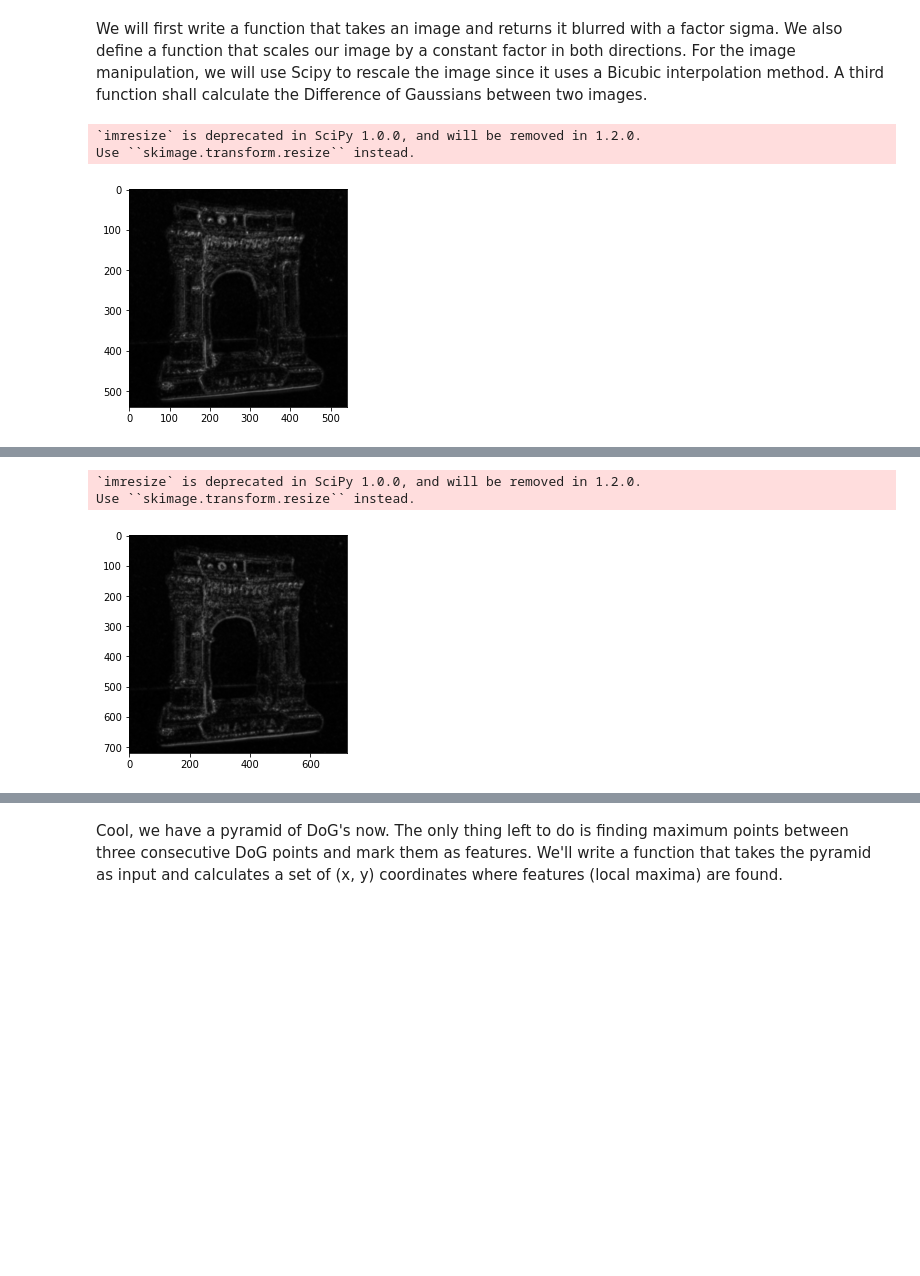
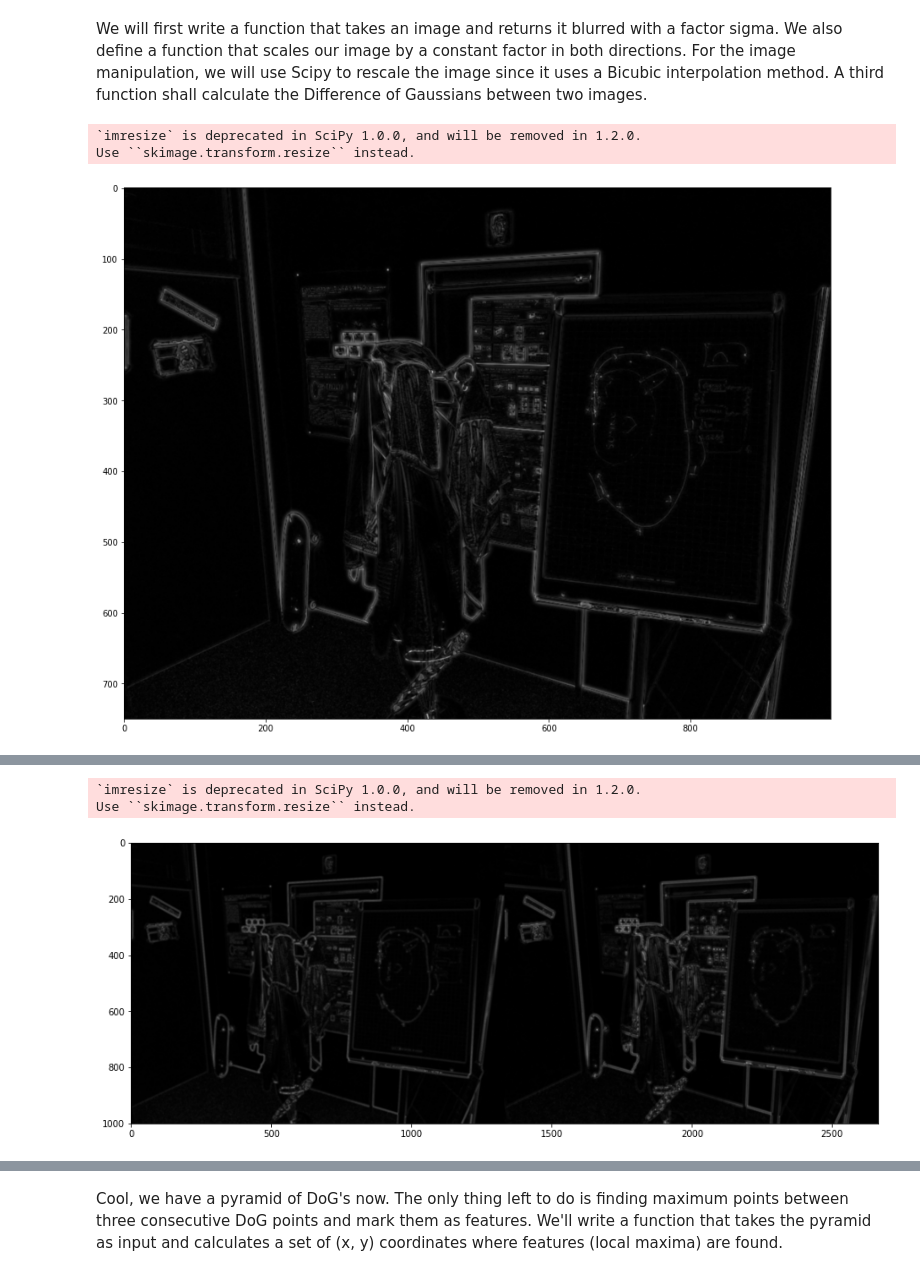
Before and after one commit to polygon-software/python-visual-odometry, a Jupyter notebook: Chapter 7 - Point Feature Description & Matching (FAST, SIFT, SURF).ipynb, the cells around one changed output, grey strips where cells are left out. Cells and saved outputs as stored; diff of their text form; code cells hidden in the pictures; blank space fills up the shorter version.

```diff
--- a/Chapter 7 - Point Feature Description & Matching (FAST, SIFT, SURF).ipynb
+++ b/Chapter 7 - Point Feature Description & Matching (FAST, SIFT, SURF).ipynb
@@ -148,7 +148,7 @@ n_octaves = 5
 sigma = 1.6
 
 # Example image (since we have a greyscale image, reduce dimensionality down to 2)
-img = mpimg.imread('img/chapter_6/harris_1.jpg')[:,:,0]
+img = mpimg.imread('img/chapter_7/img_1.jpg')[:,:,0]
 img = np.array(img, dtype=np.float32) / 255
 plt.imshow(img, cmap='gray')
 plt.show()
@@ -158,6 +158,8 @@ Populating the interactive namespace from numpy and matplotlib
 # %% [markdown]
 We will first write a function that takes an image and returns it blurred with a factor sigma. We also define a function that scales our image by a constant factor in both directions. For the image manipulation, we will use Scipy to rescale the image since it uses a Bicubic interpolation method. A third function shall calculate the Difference of Gaussians between two images.
 # %%
+pylab.rcParams['figure.figsize'] = (15, 15)
+
 def blur(img, sigma):
     """
     Creates a copy of the input image and blurrs it with gaussian blur using factor sigma
@@ -166,39 +168,55 @@ def blur(img, sigma):
     :return:                Blurred version of image
     :rtype: np.ndarray:
     """
+    # Create a copy of the image to ensure we don't manipulate the input
     img_copy = np.array(img, copy=True, dtype=np.float32)
+
+    # Blurr the image using a gaussian_filter from SciPy, convert the image to float if not already
     blurred = np.array(gaussian_filter(img_copy, sigma), dtype=np.float32)
     if np.max(blurred) > 1:
         blurred /= 255
     return blurred
 
 
 def resize(img, k):
     """
     Creates a copy of the input image and resizes it by fraction k
     :param np.ndarray img:  Input image in greyscale format
     :param float k:         Fraction between 0 and infinity. 0.5 halfs image size, 2 doubles it
     :return:                Scaled version of image
     :rtype: np.ndarray:
     """
+    # Create a copy of the image to ensure we don't manipulate the input
     img_copy = np.array(img, copy=True, dtype=np.float32)
+
+    # Resize the image using imresize from SciPy, convert the image to float if not already
     resized = np.array(imresize(img_copy, float(k), interp='bicubic'), dtype=np.float32)
     if np.max(resized) > 1:
         resized /= 255
     return resized
 
 def DoG(img1, img2):
+    """
+    Simple image differentiation using numpy arrays
+    :param np.ndarray img1:  Gaussian filtered input image 1 in greyscale format
+    :param np.ndarray img2:  Gaussian filtered input image 2 in greyscale format
+    :return:                 Difference of Gaussians of two gaussian filtered input image
+    :rtype: np.ndarray:
+    """
     return np.abs(img1 - img2)
 
+# Resize the first image and blur it
 img_resized = resize(img, 0.75)
 img_blured = blur(img_resized, 3.2)
+
+# Create a DoG between resized an blurred one
 dog = DoG(img_resized, img_blured)
 plt.imshow(dog, cmap='gray', interpolation='bicubic')
 plt.show()
 # %% [output]
 `imresize` is deprecated in SciPy 1.0.0, and will be removed in 1.2.0.
 Use ``skimage.transform.resize`` instead.
-[figure, old version]
+[figure, new version]
 # %% [markdown]
 Now we are ready to construct the pyramid of DoGs. Remember that we have specified to seek for 5 octaves, each with half the image size, and three scale levels per Octve, e.g. 5 DoG images per Octave, e.g. 6 input image scales per Octave.
 Seen from the other way around: Per octave, we start with 6 images blurred with different sigmas. We calculate the DoG between the subsequential ones, resulting in 5 DoGs. We then need three consecutive DoGs to extract a feature, so we are left with 3 feature scale levels.
@@ -207,19 +225,35 @@ We repeat this step 5 times for each octave.
 ![Difference of Gaussians Pyramid construction](https://github.com/joelbarmettlerUZH/PyVisualOdometry/raw/master/img/chapter_7/difference_of_gaussians_pyramid.png)
 *Figure 11: Difference of Gaussians Pyramid construction. [source](http://rpg.ifi.uzh.ch/docs/teaching/2019/06_feature_detection_2.pdf)*
 # %%
+pylab.rcParams['figure.figsize'] = (15, 15)
+
 def computePyramid(img, n_octaves, n_scales, start_sigma=1.6, img_type=''):
+
+    # Define empty list that will hold our octaves
     octaves = []
+
+    # For as many ocatves as we need, repeat the following steps
     for octave in range(n_octaves):
         images = []
+
+        # Create n_scales+3 new images
         for scale in range(-1, n_scales+2):
+
+            # Calculate sigma according to the formula
             sigma = 2**(scale/n_scales) * start_sigma
+
+            # Resize image according to octave, blur it according to scale
             scaled_image = resize(img, 0.5**octave)
             blurred_image = blur(scaled_image, sigma)
+
+            # Append image to images array
             images.append(blurred_image)
 
+        # If user requested no image type, use these blurred images in octave
         if img_type == '':
             octaves.append(images)
 
+        # If user requested DoGs, take the image differences of consecutive images and use these
         if img_type == 'DoG':
             dogs = []
             for i in range(len(images)-1):
@@ -227,12 +261,19 @@ def computePyramid(img, n_octaves, n_scales, start_sigma=1.6, img_type=''):
                 dogs.append(dog)
             octaves.append(dogs)
 
+        # If the user requested gradient images, calculate gradient magnitude and angle and use these 2 images
         if img_type == 'gradient':
             gradients = []
             for image in images:
-                w,h = images[0].shape
-                img_x, img_y = np.gradient(image)
+                h, w = images[0].shape
+
+                # Calculate x and y gradient
+                img_y, img_x = np.gradient(image)
+
+                # Create new 3D Image that will hold angle and magnitude
                 combined_gradient = np.zeros((h, w, 2))
+
+                # Store magnitude (arctan(y/x) in first dimention, magnitude (pythagoras) in second )
                 combined_gradient[:,:,0] = np.arctan(img_y / img_x)
                 combined_gradient[:,:,1] = np.sqrt(img_y**2 + img_x**2)
                 gradients.append(combined_gradient)
@@ -240,13 +281,15 @@ def computePyramid(img, n_octaves, n_scales, start_sigma=1.6, img_type=''):
 
     return octaves
 
+# Calculate pyramid for input image with our defined number of octaves, scales and starting sigma
 dog_pyramid = computePyramid(img, n_octaves, n_scales, sigma, img_type='DoG')
-plt.imshow(dog_pyramid[0][0], cmap='gray', interpolation='bicubic')
+show_img = np.concatenate((dog_pyramid[0][0], dog_pyramid[0][n_scales-1]), axis=1)
+plt.imshow(show_img, cmap='gray', interpolation='bicubic')
 plt.show()
 # %% [output]
 `imresize` is deprecated in SciPy 1.0.0, and will be removed in 1.2.0.
 Use ``skimage.transform.resize`` instead.
-[figure, old version]
+[figure, new version]
 # %%
 pylab.rcParams['figure.figsize'] = (15, 15)
 
```
Also changed, not shown: parts of 7 cells of this notebook, 5 other files.
